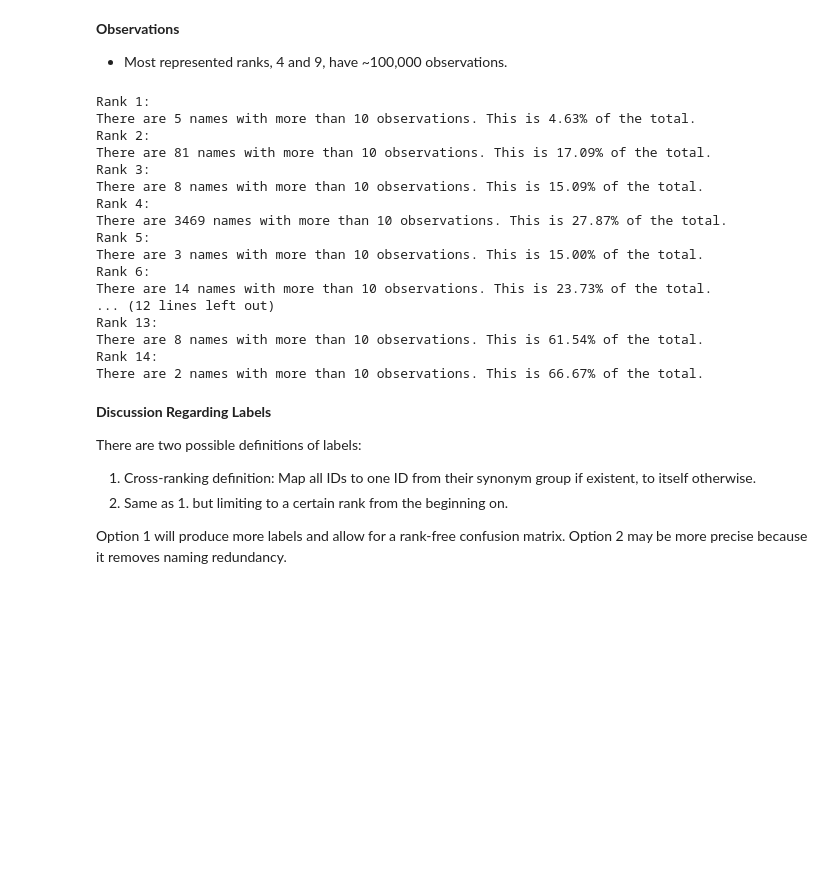
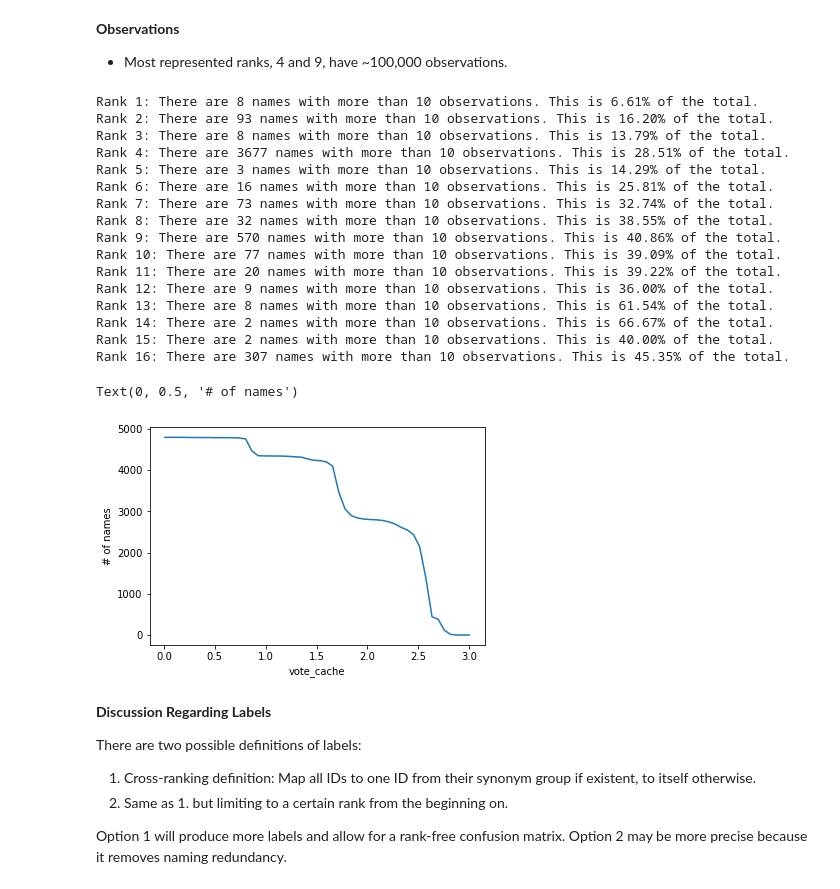
Before and after one commit to celestinoalan/mushroom_observer, a Jupyter notebook: notebooks/eda_ranks-alan-02.ipynb, the cells around one changed output. Cells and saved outputs as stored; diff of their text form; code cells hidden in the pictures; blank space fills up the shorter version.

Commit message:
Fix eda 02 and analyze # of names as a function of vote_cache

```diff
--- a/notebooks/eda_ranks-alan-02.ipynb
+++ b/notebooks/eda_ranks-alan-02.ipynb
@@ -224,7 +221,7 @@ memory usage: 35.8+ MB
 names_pref_df = get_names_pref_df(names_df=names_df)
 
 observations_ranks_df = pd.merge(
-    left=observations_df[["id", "name_id"]],
+    left=observations_df[["id", "name_id", "vote_cache"]],
     right=names_pref_df[["id", "preferred_id", "rank"]],
     how="left",
     left_on="name_id",
@@ -265,32 +263,50 @@ ax.set_xscale("log")
 - Most represented ranks, 4 and 9, have ~100,000 observations.
 # %%
 n = 10
-for rank in range(1, 15):
-    print(f"Rank {rank}:")
-    rank_observations_df = get_observations4rank_df(observations_df=observations_df, names_df=names_df, rank=rank)
-    to_plot_df = rank_observations_df.groupby("label").size().reset_index(name="Count").sort_values(
+for rank in range(1, 17):
+    mask = observations_ranks_df["rank"] == rank
+    rank_observations_df = observations_ranks_df[mask]
+    to_plot_df = rank_observations_df.groupby("preferred_id").size().reset_index(name="Count").sort_values(
         "Count", ascending=False)
-    to_plot_df["label"] = to_plot_df.label.astype(str)
+    to_plot_df["preferred_id"] = to_plot_df.preferred_id.astype(str)
     mask = to_plot_df.Count >= n
-    print(f"There are {len(to_plot_df[mask])} names with more than {n} observations. This is {len(to_plot_df[mask]) / len(to_plot_df) * 100:.2f}% of the total.")
+    print(f"Rank {rank}: There are {len(to_plot_df[mask])} names with more than {n} observations. This is {len(to_plot_df[mask]) / len(to_plot_df) * 100:.2f}% of the total.")
 # %% [output]
-Rank 1:
-There are 5 names with more than 10 observations. This is 4.63% of the total.
-Rank 2:
-There are 81 names with more than 10 observations. This is 17.09% of the total.
-Rank 3:
-There are 8 names with more than 10 observations. This is 15.09% of the total.
-Rank 4:
-There are 3469 names with more than 10 observations. This is 27.87% of the total.
-Rank 5:
-There are 3 names with more than 10 observations. This is 15.00% of the total.
-Rank 6:
-There are 14 names with more than 10 observations. This is 23.73% of the total.
-... (12 lines left out)
-Rank 13:
-There are 8 names with more than 10 observations. This is 61.54% of the total.
-Rank 14:
-There are 2 names with more than 10 observations. This is 66.67% of the total.
+Rank 1: There are 8 names with more than 10 observations. This is 6.61% of the total.
+Rank 2: There are 93 names with more than 10 observations. This is 16.20% of the total.
+Rank 3: There are 8 names with more than 10 observations. This is 13.79% of the total.
+Rank 4: There are 3677 names with more than 10 observations. This is 28.51% of the total.
+Rank 5: There are 3 names with more than 10 observations. This is 14.29% of the total.
+Rank 6: There are 16 names with more than 10 observations. This is 25.81% of the total.
+Rank 7: There are 73 names with more than 10 observations. This is 32.74% of the total.
+Rank 8: There are 32 names with more than 10 observations. This is 38.55% of the total.
+Rank 9: There are 570 names with more than 10 observations. This is 40.86% of the total.
+Rank 10: There are 77 names with more than 10 observations. This is 39.09% of the total.
+Rank 11: There are 20 names with more than 10 observations. This is 39.22% of the total.
+Rank 12: There are 9 names with more than 10 observations. This is 36.00% of the total.
+Rank 13: There are 8 names with more than 10 observations. This is 61.54% of the total.
+Rank 14: There are 2 names with more than 10 observations. This is 66.67% of the total.
+Rank 15: There are 2 names with more than 10 observations. This is 40.00% of the total.
+Rank 16: There are 307 names with more than 10 observations. This is 45.35% of the total.
+# %%
+n = 10
+n_names = []
+vc_thresholds = np.linspace(0.01, 3, num=50)
+
+for vc_threshold in vc_thresholds:
+    mask = observations_ranks_df["vote_cache"] >= vc_threshold
+    vote_observations_df = observations_ranks_df[mask]
+    to_plot_df = vote_observations_df.groupby("preferred_id").size().reset_index(name="Count").sort_values(
+        "Count", ascending=False)
+    mask = to_plot_df.Count >= n
+    n_names.append(len(to_plot_df[mask]))
+
+sns.lineplot(x=vc_thresholds, y=n_names)
+plt.xlabel("vote_cache")
+plt.ylabel("# of names")
+# %% [output]
+Text(0, 0.5, '# of names')
+[figure, added]
 # %% [markdown]
 **Discussion Regarding Labels**
 
```
Also changed, not shown: parts of 7 cells of this notebook.
